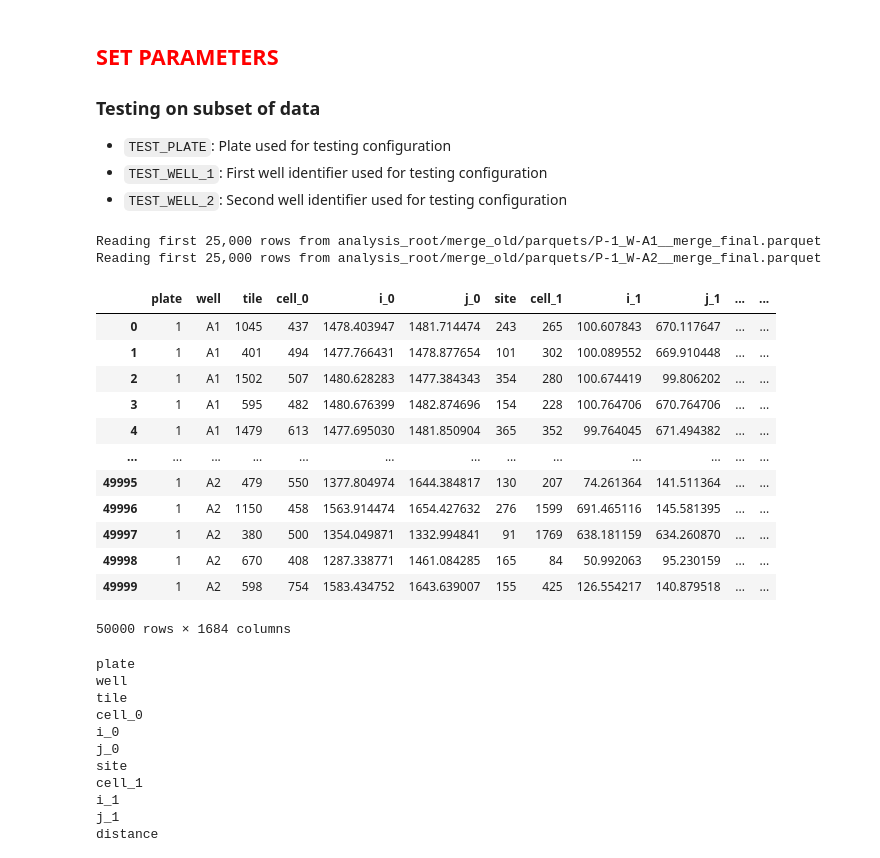
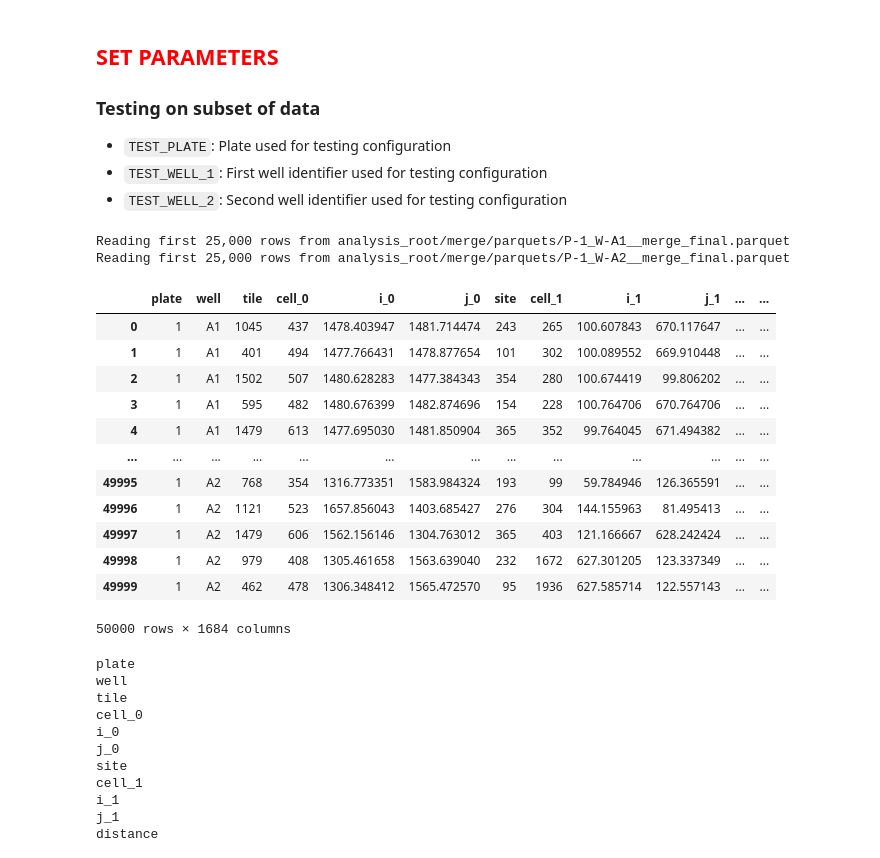
Before and after one commit to cheeseman-lab/denali-analysis, a Jupyter notebook: analysis/7.configure_aggregate_params.ipynb, the cells around one changed output. Drawn from its saved outputs; the diff is of its cells as text; code cells hidden in the pictures.

```diff
--- a/analysis/7.configure_aggregate_params.ipynb
+++ b/analysis/7.configure_aggregate_params.ipynb
@@ -63,42 +63,42 @@ TEST_WELL_2 = "A2"
 with open(CONFIG_FILE_PATH, "r") as config_file:
     config = yaml.safe_load(config_file)
 ROOT_FP = Path(config["all"]["root_fp"])
 
 # Load subset of data
 # Takes ~1 minute
 merge_final_fp = (
     ROOT_FP
-    / "merge_old"
+    / "merge"
     / "parquets"
     / get_filename({"plate": TEST_PLATE, "well": TEST_WELL_1}, "merge_final", "parquet")
 )
 cell_data = load_parquet_subset(merge_final_fp, n_rows=25000)
 
 merge_final_fp_2 = (
     ROOT_FP
-    / "merge_old"
+    / "merge"
     / "parquets"
     / get_filename({"plate": TEST_PLATE, "well": TEST_WELL_2}, "merge_final", "parquet")
 )
 cell_data_2 = load_parquet_subset(merge_final_fp_2, n_rows=25000)
 
 cell_data = pd.concat([cell_data, cell_data_2], ignore_index=True)
 cell_data
 # %% [output]
-Reading first 25,000 rows from analysis_root/merge_old/parquets/P-1_W-A1__merge_final.parquet
-Reading first 25,000 rows from analysis_root/merge_old/parquets/P-1_W-A2__merge_final.parquet
+Reading first 25,000 rows from analysis_root/merge/parquets/P-1_W-A1__merge_final.parquet
+Reading first 25,000 rows from analysis_root/merge/parquets/P-1_W-A2__merge_final.parquet
 |  | plate | well | tile | cell_0 | i_0 | j_0 | site | cell_1 | i_1 | j_1 | ... | ... |
 | 0 | 1 | A1 | 1045 | 437 | 1478.403947 | 1481.714474 | 243 | 265 | 100.607843 | 670.117647 | ... | ... |
 | 1 | 1 | A1 | 401 | 494 | 1477.766431 | 1478.877654 | 101 | 302 | 100.089552 | 669.910448 | ... | ... |
 | 2 | 1 | A1 | 1502 | 507 | 1480.628283 | 1477.384343 | 354 | 280 | 100.674419 | 99.806202 | ... | ... |
 | 3 | 1 | A1 | 595 | 482 | 1480.676399 | 1482.874696 | 154 | 228 | 100.764706 | 670.764706 | ... | ... |
 | 4 | 1 | A1 | 1479 | 613 | 1477.695030 | 1481.850904 | 365 | 352 | 99.764045 | 671.494382 | ... | ... |
 | ... | ... | ... | ... | ... | ... | ... | ... | ... | ... | ... | ... | ... |
-| 49995 | 1 | A2 | 479 | 550 | 1377.804974 | 1644.384817 | 130 | 207 | 74.261364 | 141.511364 | ... | ... |
-| 49996 | 1 | A2 | 1150 | 458 | 1563.914474 | 1654.427632 | 276 | 1599 | 691.465116 | 145.581395 | ... | ... |
-| 49997 | 1 | A2 | 380 | 500 | 1354.049871 | 1332.994841 | 91 | 1769 | 638.181159 | 634.260870 | ... | ... |
-| 49998 | 1 | A2 | 670 | 408 | 1287.338771 | 1461.084285 | 165 | 84 | 50.992063 | 95.230159 | ... | ... |
-| 49999 | 1 | A2 | 598 | 754 | 1583.434752 | 1643.639007 | 155 | 425 | 126.554217 | 140.879518 | ... | ... |
+| 49995 | 1 | A2 | 768 | 354 | 1316.773351 | 1583.984324 | 193 | 99 | 59.784946 | 126.365591 | ... | ... |
+| 49996 | 1 | A2 | 1121 | 523 | 1657.856043 | 1403.685427 | 276 | 304 | 144.155963 | 81.495413 | ... | ... |
+| 49997 | 1 | A2 | 1479 | 606 | 1562.156146 | 1304.763012 | 365 | 403 | 121.166667 | 628.242424 | ... | ... |
+| 49998 | 1 | A2 | 979 | 408 | 1305.461658 | 1563.639040 | 232 | 1672 | 627.301205 | 123.337349 | ... | ... |
+| 49999 | 1 | A2 | 462 | 478 | 1306.348412 | 1565.472570 | 95 | 1936 | 627.585714 | 122.557143 | ... | ... |
 50000 rows × 1684 columns
 # %%
 for col in cell_data.columns:
```
Also changed, not shown: parts of 7 cells of this notebook, 1 other file.
